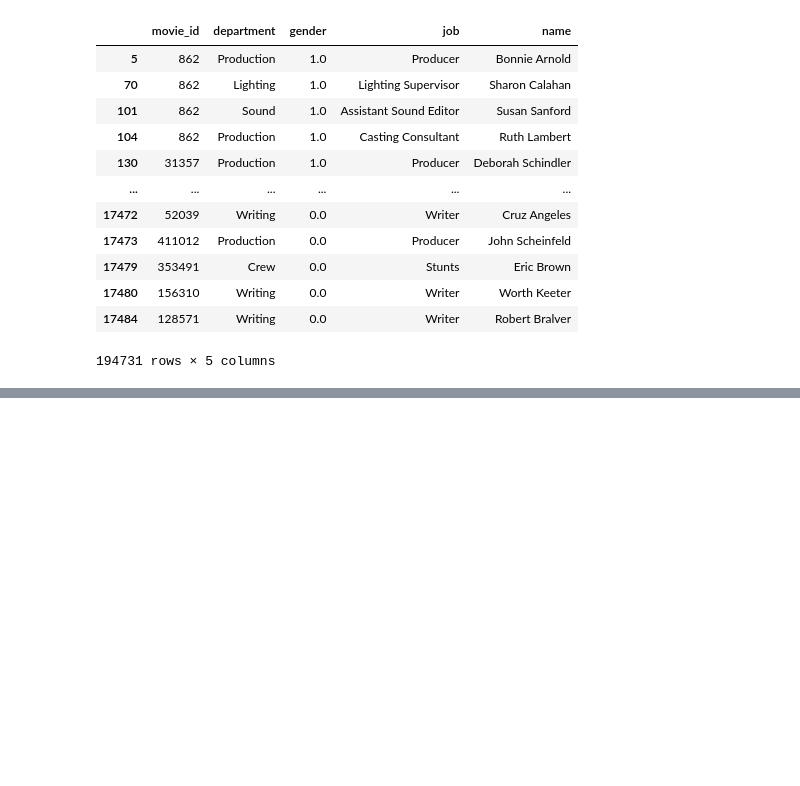
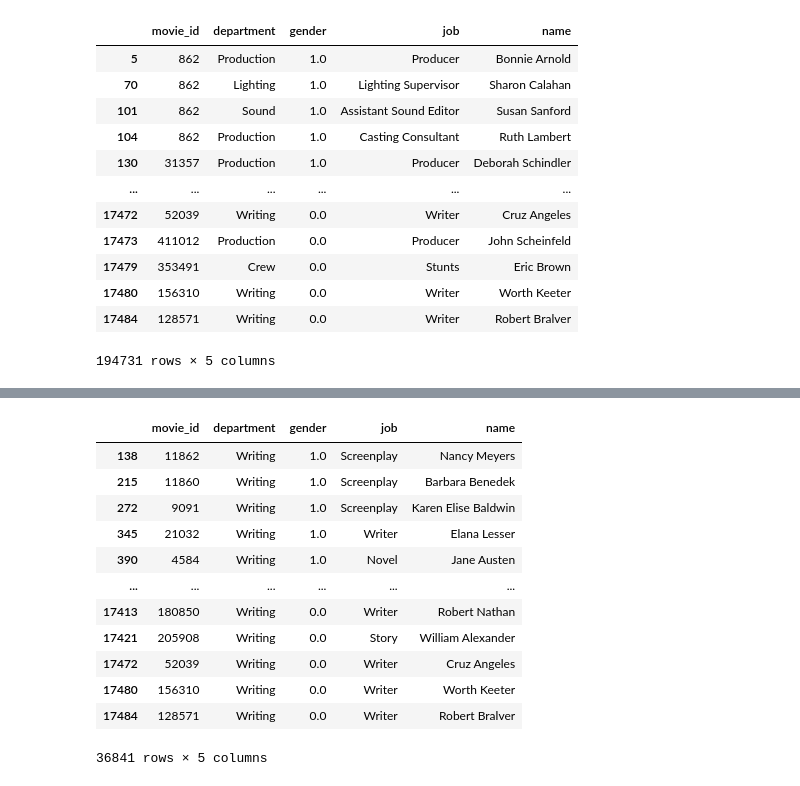
Before and after one commit to caseygomez/Female-Representation-In-The-Film-Industry, a Jupyter notebook: crew_ETL.ipynb, the cells around one changed output, grey strips where cells are left out. Saved outputs shown, nothing was run; the diff lists cells and outputs as text; code cells hidden in the pictures; blank space fills up the shorter version.

Commit message:
continue to combine code from gender_matches.ipynb to crew_ETL.ipynb

```diff
--- a/crew_ETL.ipynb
+++ b/crew_ETL.ipynb
@@ -389,0 +402,19 @@ clean_crew
+# %%
+# create df with only writing department
+writing_df = clean_crew[clean_crew["department"]=="Writing"]
+
+writing_df
+# %% [output]
+|  | movie_id | department | gender | job | name |
+| 138 | 11862 | Writing | 1.0 | Screenplay | Nancy Meyers |
+| 215 | 11860 | Writing | 1.0 | Screenplay | Barbara Benedek |
+| 272 | 9091 | Writing | 1.0 | Screenplay | Karen Elise Baldwin |
+| 345 | 21032 | Writing | 1.0 | Writer | Elana Lesser |
+| 390 | 4584 | Writing | 1.0 | Novel | Jane Austen |
+| ... | ... | ... | ... | ... | ... |
+| 17413 | 180850 | Writing | 0.0 | Writer | Robert Nathan |
+| 17421 | 205908 | Writing | 0.0 | Story | William Alexander |
+| 17472 | 52039 | Writing | 0.0 | Writer | Cruz Angeles |
+| 17480 | 156310 | Writing | 0.0 | Writer | Worth Keeter |
+| 17484 | 128571 | Writing | 0.0 | Writer | Robert Bralver |
+36841 rows × 5 columns
```
Also changed, not shown: parts of 11 cells of this notebook.
